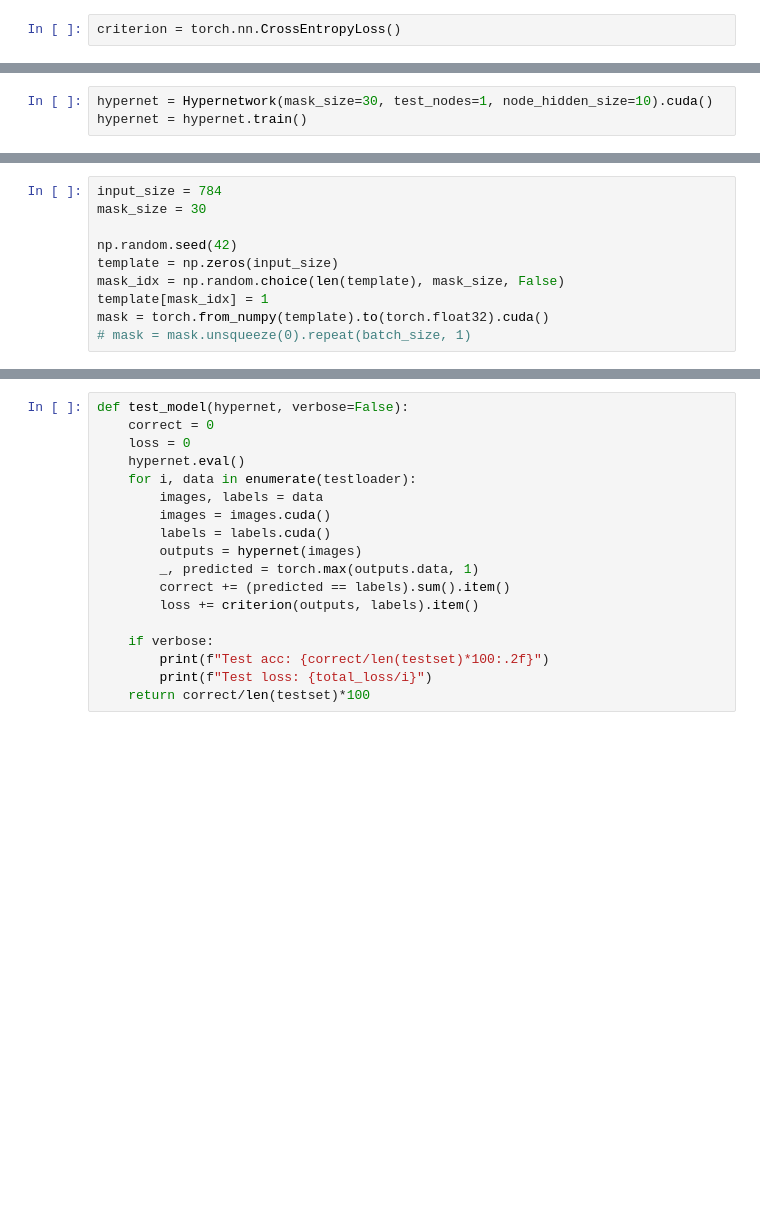
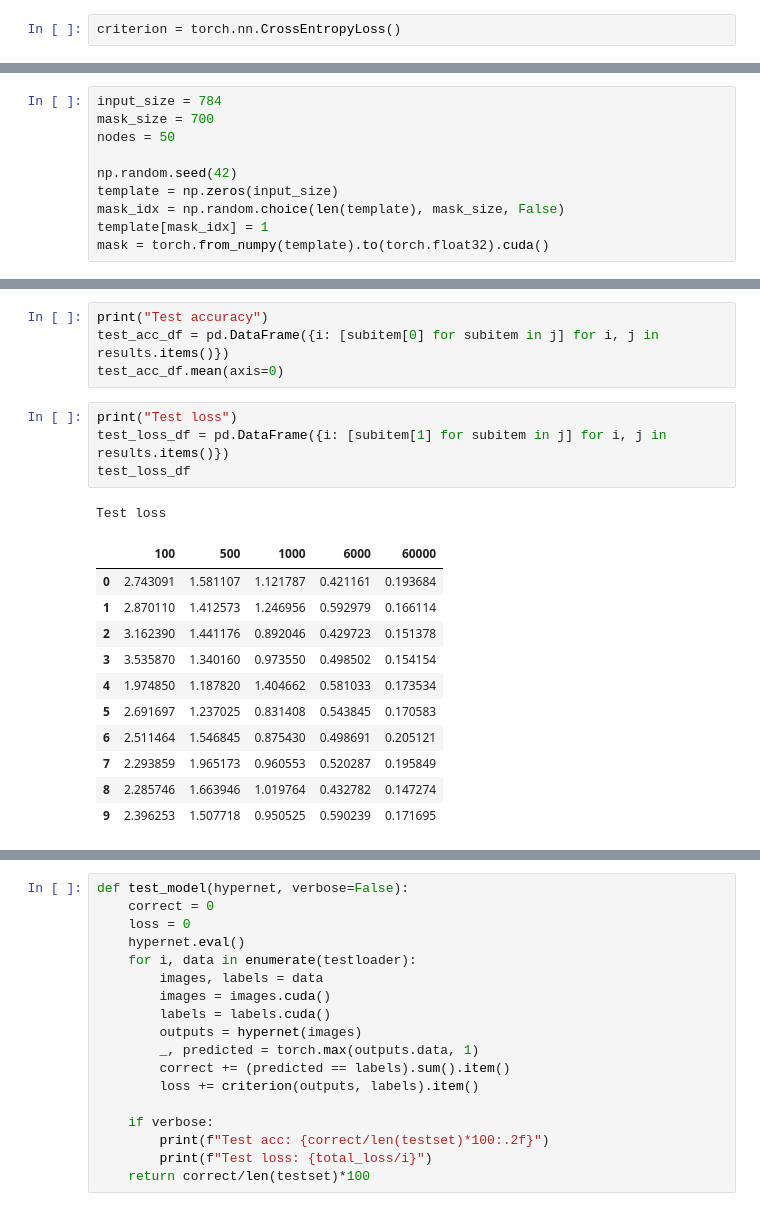
Before and after one commit to wwydmanski/hypernet-cnn, a Jupyter notebook: hypernet_training.ipynb, the cells around one changed output, grey strips where cells are left out. Drawn from its saved outputs; the diff is of its cells as text; blank space fills up the shorter version.

```diff
--- a/hypernet_training.ipynb
+++ b/hypernet_training.ipynb
@@ -247,3 +253,0 @@ criterion = torch.nn.CrossEntropyLoss()
-# %%
-hypernet = Hypernetwork(mask_size=30, test_nodes=1, node_hidden_size=10).cuda()
-hypernet = hypernet.train()
@@ -250,10 +325,10 @@ hypernet = hypernet.train()
 # %%
 input_size = 784
-mask_size = 30
+mask_size = 700
+nodes = 50
 
 np.random.seed(42)
 template = np.zeros(input_size)
 mask_idx = np.random.choice(len(template), mask_size, False)
 template[mask_idx] = 1
 mask = torch.from_numpy(template).to(torch.float32).cuda()
-# mask = mask.unsqueeze(0).repeat(batch_size, 1)
@@ -459,0 +857,21 @@ COMET INFO: The Python SDK has 3600 seconds to finish before aborting...
+# %%
+print("Test accuracy")
+test_acc_df = pd.DataFrame({i: [subitem[0] for subitem in j] for i, j in results.items()})
+test_acc_df.mean(axis=0)
+# %%
+print("Test loss")
+test_loss_df = pd.DataFrame({i: [subitem[1] for subitem in j] for i, j in results.items()})
+test_loss_df
+# %% [output]
+Test loss
+|  | 100 | 500 | 1000 | 6000 | 60000 |
+| 0 | 2.743091 | 1.581107 | 1.121787 | 0.421161 | 0.193684 |
+| 1 | 2.870110 | 1.412573 | 1.246956 | 0.592979 | 0.166114 |
+| 2 | 3.162390 | 1.441176 | 0.892046 | 0.429723 | 0.151378 |
+| 3 | 3.535870 | 1.340160 | 0.973550 | 0.498502 | 0.154154 |
+| 4 | 1.974850 | 1.187820 | 1.404662 | 0.581033 | 0.173534 |
+| 5 | 2.691697 | 1.237025 | 0.831408 | 0.543845 | 0.170583 |
+| 6 | 2.511464 | 1.546845 | 0.875430 | 0.498691 | 0.205121 |
+| 7 | 2.293859 | 1.965173 | 0.960553 | 0.520287 | 0.195849 |
+| 8 | 2.285746 | 1.663946 | 1.019764 | 0.432782 | 0.147274 |
+| 9 | 2.396253 | 1.507718 | 0.950525 | 0.590239 | 0.171695 |
```
Also changed, not shown: parts of 39 cells of this notebook, 1 other file.
